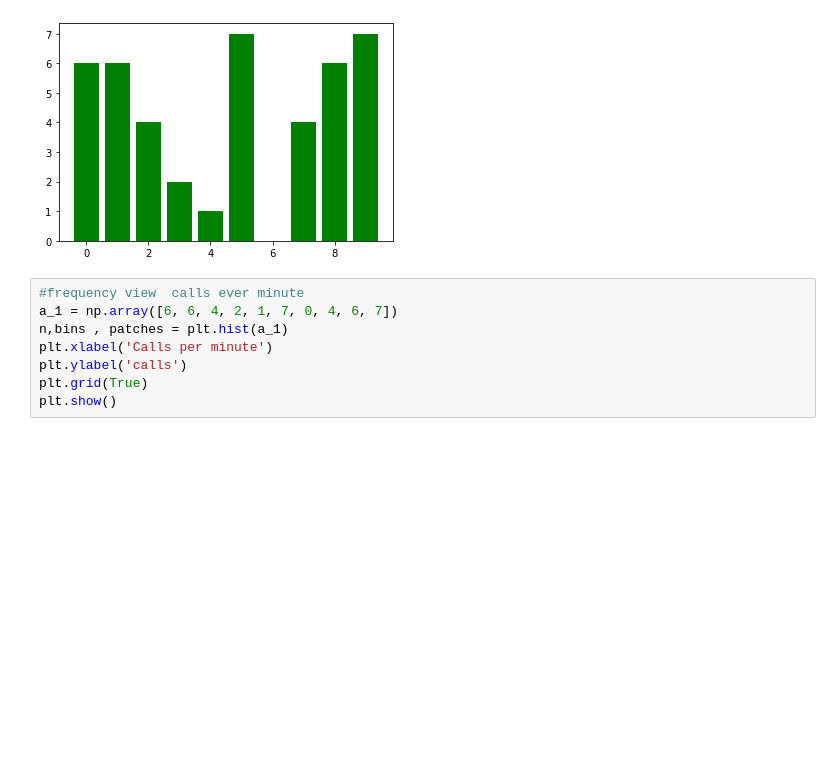
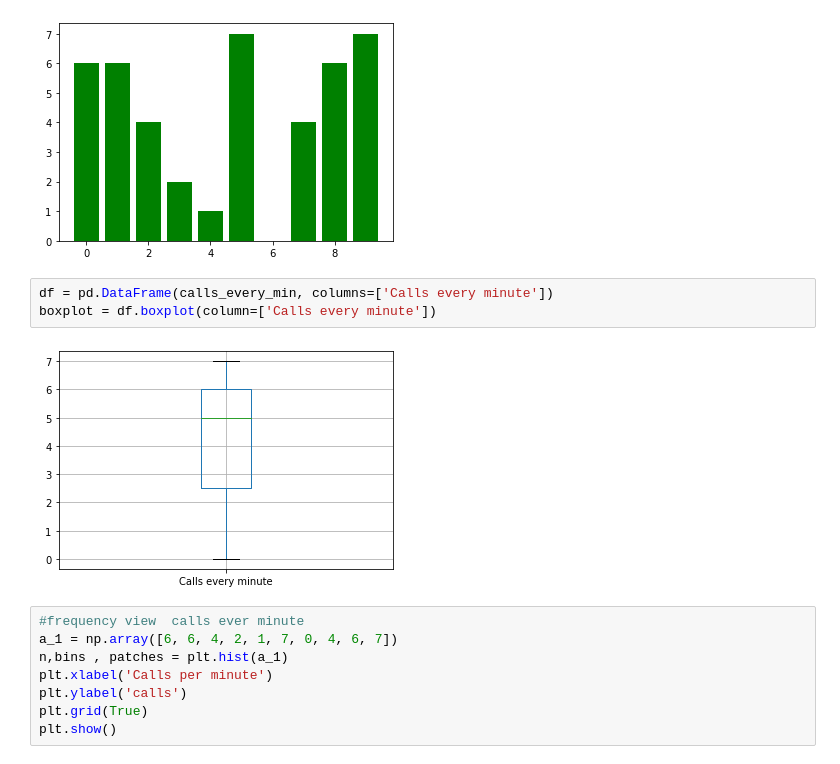
Before and after one commit to ChocolatePadmanaban/Solutions-For-Kreszig-Advanced-Engineering-Mathematics, a Jupyter notebook: Chapter 24 Data Analysis Probability Theory /Problem Set 24.1.ipynb, the cells around one changed output. Drawn from its saved outputs; the diff is of its cells as text; blank space fills up the shorter version.

```diff
--- a/Chapter 24 Data Analysis Probability Theory /Problem Set 24.1.ipynb
+++ b/Chapter 24 Data Analysis Probability Theory /Problem Set 24.1.ipynb
@@ -28,6 +34,11 @@ plt.bar([_ for _ in range(len(calls_every_min))], calls_every_min, color='g')
 plt.show()
 # %% [output]
 [figure]
+# %%
+df = pd.DataFrame(calls_every_min, columns=['Calls every minute'])
+boxplot = df.boxplot(column=['Calls every minute'])
+# %% [output]
+[figure, added]
 # %%
 #frequency view  calls ever minute
 a_1 = np.array([6, 6, 4, 2, 1, 7, 0, 4, 6, 7])
```
Also changed, not shown: parts of 10 cells of this notebook, 1 other file.
